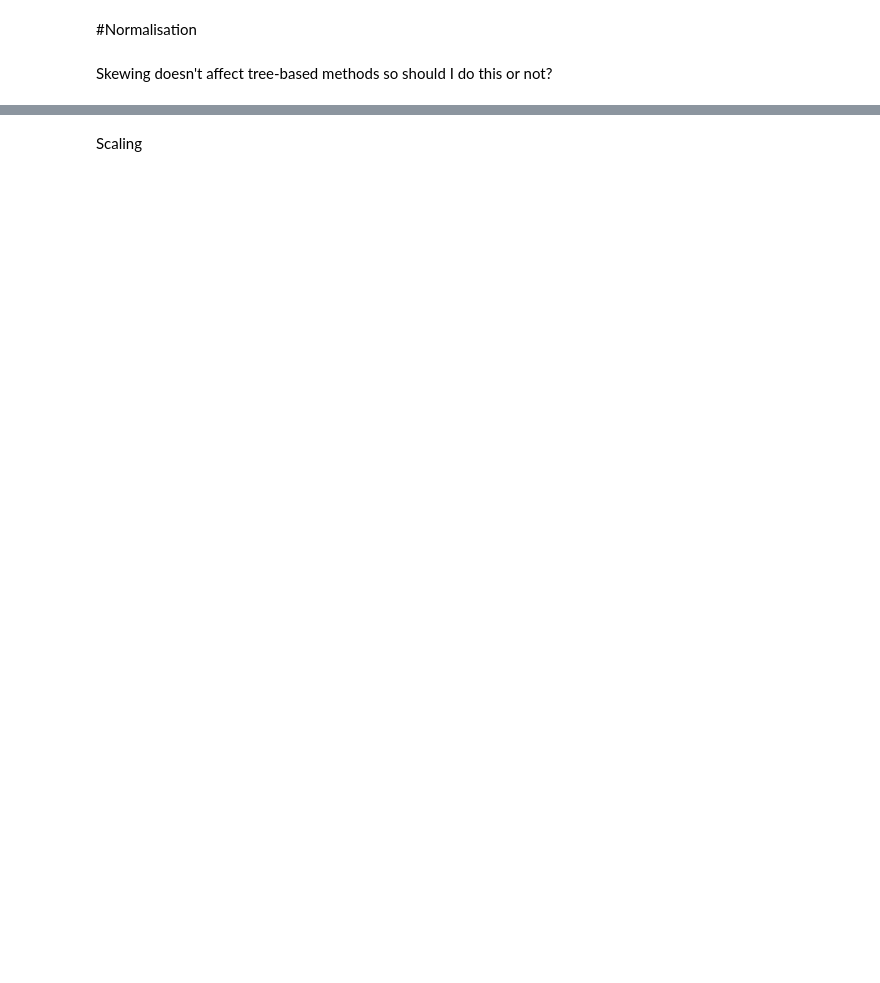
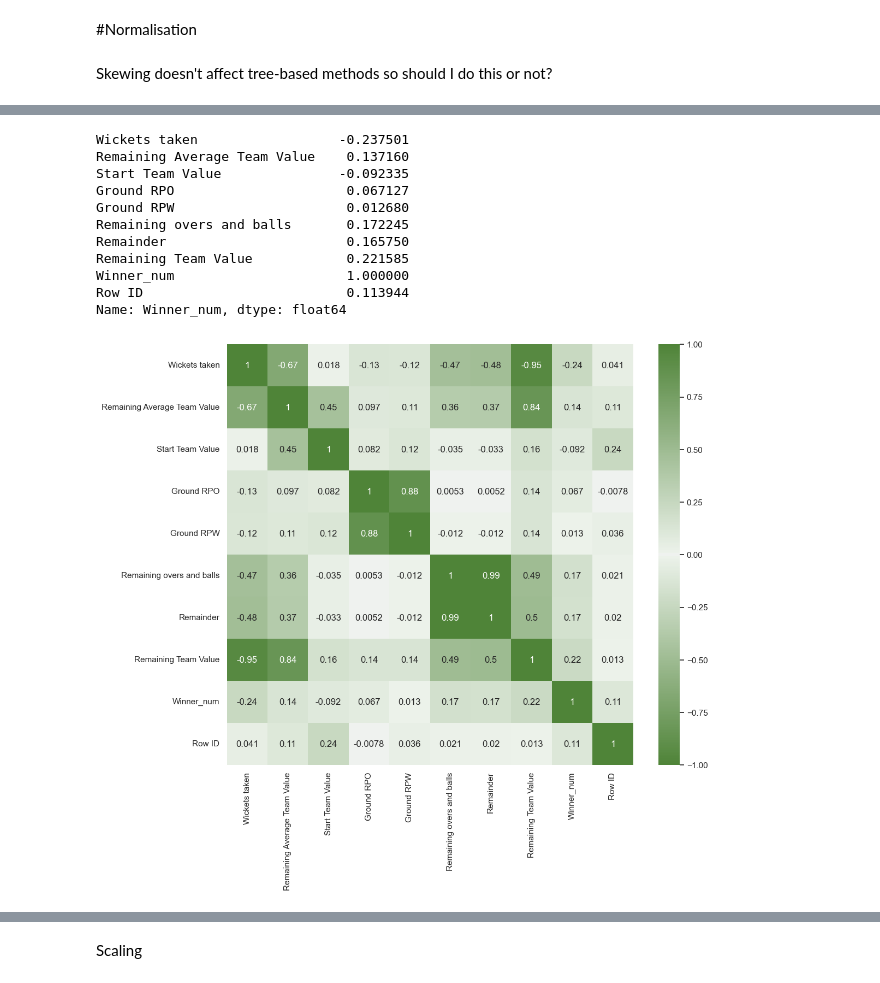
Before and after one commit to Swalke20/DLS_Project, a Jupyter notebook: Project_visualisation.ipynb, the cells around one changed output, grey strips where cells are left out. Saved outputs shown, nothing was run; the diff lists cells and outputs as text; code cells hidden in the pictures; blank space fills up the shorter version.

```diff
--- a/Project_visualisation.ipynb
+++ b/Project_visualisation.ipynb
@@ -468,0 +528,15 @@ sns.heatmap(corr_matrix_lognorm, annot=True, cmap=new_cmap, vmin=-1, vmax=1)
+# %%
+corr(data_train_lognorm_SMOTEmin_df, 'pearson')['Winner_num']
+# %% [output]
+Wickets taken                  -0.237501
+Remaining Average Team Value    0.137160
+Start Team Value               -0.092335
+Ground RPO                      0.067127
+Ground RPW                      0.012680
+Remaining overs and balls       0.172245
+Remainder                       0.165750
+Remaining Team Value            0.221585
+Winner_num                      1.000000
+Row ID                          0.113944
+Name: Winner_num, dtype: float64
+[figure, added]
```
Also changed, not shown: parts of 62 cells of this notebook.
